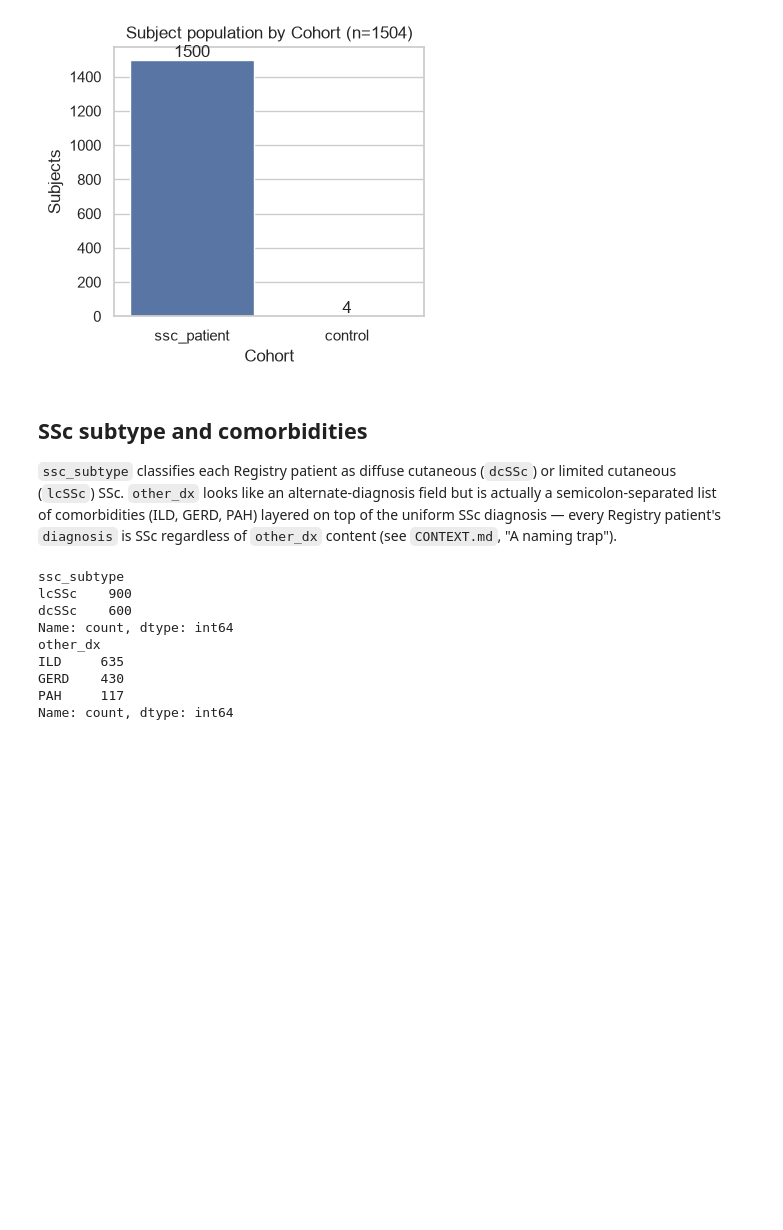
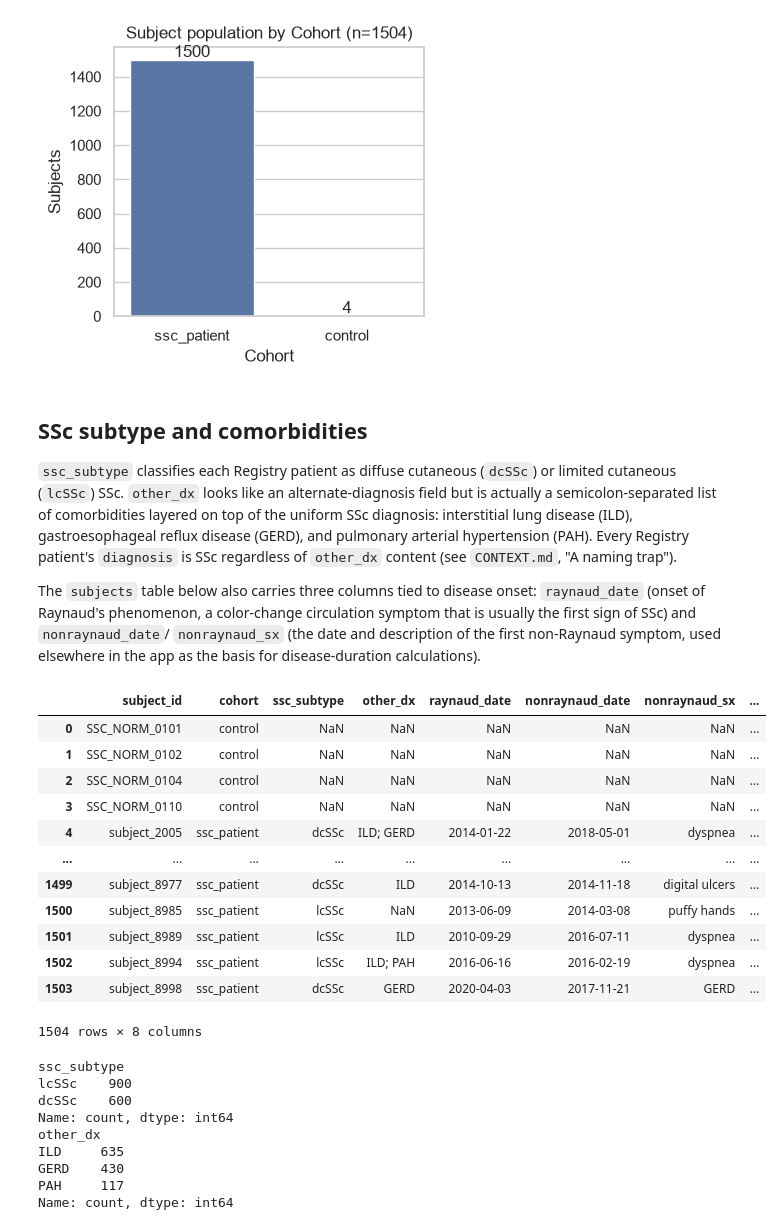
Before and after one commit to sleyn/nw_ssc_data_engineering_protorype, a Jupyter notebook: notebooks/eda.ipynb, the cells around one changed output. Drawn from its saved outputs; the diff is of its cells as text; code cells hidden in the pictures; blank space fills up the shorter version.

```diff
--- a/notebooks/eda.ipynb
+++ b/notebooks/eda.ipynb
@@ -75,9 +103,32 @@ Name: count, dtype: int64
 `ssc_subtype` classifies each Registry patient as diffuse cutaneous
 (`dcSSc`) or limited cutaneous (`lcSSc`) SSc. `other_dx` looks like an
 alternate-diagnosis field but is actually a semicolon-separated list of
-comorbidities (ILD, GERD, PAH) layered on top of the uniform SSc diagnosis —
-every Registry patient's `diagnosis` is SSc regardless of `other_dx`
-content (see `CONTEXT.md`, "A naming trap").
+comorbidities layered on top of the uniform SSc diagnosis: interstitial
+lung disease (ILD), gastroesophageal reflux disease (GERD), and pulmonary
+arterial hypertension (PAH). Every Registry patient's `diagnosis` is SSc
+regardless of `other_dx` content (see `CONTEXT.md`, "A naming trap").
+
+The `subjects` table below also carries three columns tied to disease onset:
+`raynaud_date` (onset of Raynaud's phenomenon, a color-change circulation
+symptom that is usually the first sign of SSc) and `nonraynaud_date`/
+`nonraynaud_sx` (the date and description of the first non-Raynaud symptom,
+used elsewhere in the app as the basis for disease-duration calculations).
+# %%
+subjects
+# %% [output]
+|  | subject_id | cohort | ssc_subtype | other_dx | raynaud_date | nonraynaud_date | nonraynaud_sx | ... |
+| 0 | SSC_NORM_0101 | control | NaN | NaN | NaN | NaN | NaN | ... |
+| 1 | SSC_NORM_0102 | control | NaN | NaN | NaN | NaN | NaN | ... |
+| 2 | SSC_NORM_0104 | control | NaN | NaN | NaN | NaN | NaN | ... |
+| 3 | SSC_NORM_0110 | control | NaN | NaN | NaN | NaN | NaN | ... |
+| 4 | subject_2005 | ssc_patient | dcSSc | ILD; GERD | 2014-01-22 | 2018-05-01 | dyspnea | ... |
+| ... | ... | ... | ... | ... | ... | ... | ... | ... |
+| 1499 | subject_8977 | ssc_patient | dcSSc | ILD | 2014-10-13 | 2014-11-18 | digital ulcers | ... |
+| 1500 | subject_8985 | ssc_patient | lcSSc | NaN | 2013-06-09 | 2014-03-08 | puffy hands | ... |
+| 1501 | subject_8989 | ssc_patient | lcSSc | ILD | 2010-09-29 | 2016-07-11 | dyspnea | ... |
+| 1502 | subject_8994 | ssc_patient | lcSSc | ILD; PAH | 2016-06-16 | 2016-02-19 | dyspnea | ... |
+| 1503 | subject_8998 | ssc_patient | dcSSc | GERD | 2020-04-03 | 2017-11-21 | GERD | ... |
+1504 rows × 8 columns
 # %%
 ssc_patients = subjects[subjects["cohort"] == "ssc_patient"]
 subtype_counts = ssc_patients["ssc_subtype"].value_counts()
```
Also changed, not shown: parts of 13 cells of this notebook, 4 other files.
